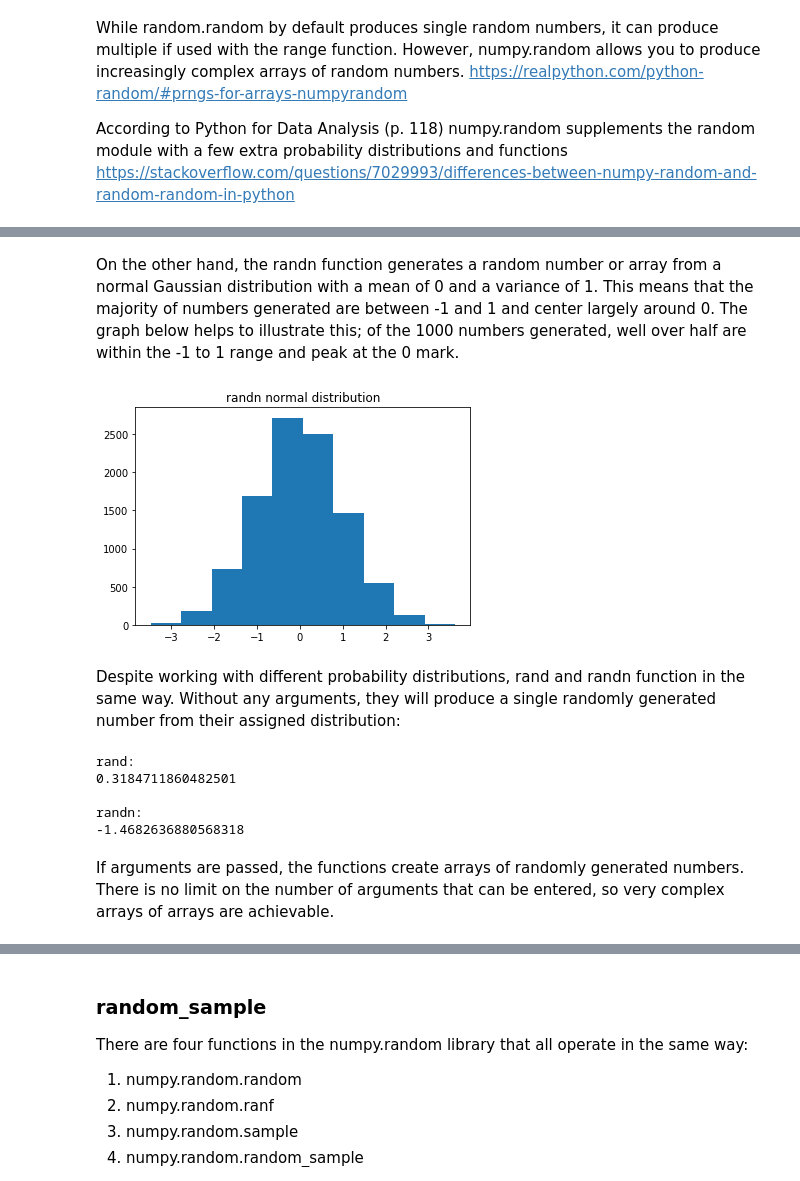
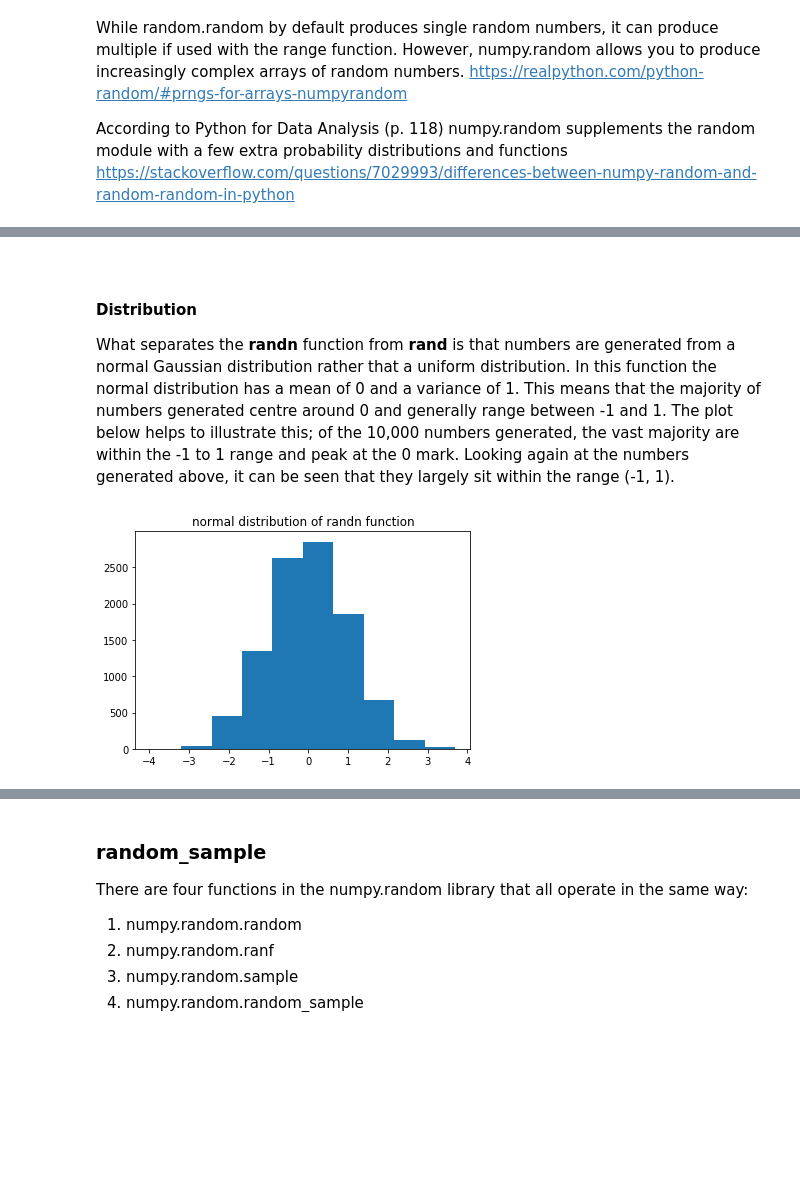
Before and after one commit to jennifer-ryan/numpy.random-project, a Jupyter notebook: numpy.random.ipynb, the cells around one changed output, grey strips where cells are left out. Cells and saved outputs as stored; diff of their text form; code cells hidden in the pictures; blank space fills up the shorter version.

Commit message:
Finished rand and randn

```diff
--- a/numpy.random.ipynb
+++ b/numpy.random.ipynb
@@ -44,26 +193,14 @@ plt.show()
 # %% [markdown]
-On the other hand, the randn function generates a random number or array from a normal Gaussian distribution with a mean of 0 and a variance of 1. This means that the majority of numbers generated are between -1 and 1 and center largely around 0. The graph below helps to illustrate this; of the 1000 numbers generated, well over half are within the -1 to 1 range and peak at the 0 mark.
+<br>
+
+#### Distribution
+
+What separates the **randn** function from **rand** is that numbers are generated from a normal Gaussian distribution rather that a uniform distribution. In this function the normal distribution has a mean of 0 and a variance of 1. This means that the majority of numbers generated centre around 0 and generally range between -1 and 1. The plot below helps to illustrate this; of the 10,000 numbers generated, the vast majority are within the -1 to 1 range and peak at the 0 mark. Looking again at the numbers generated above, it can be seen that they largely sit within the range (-1, 1).
 # %%
-# demonstrating the normal distribution of the randn function
+# Demonstrating the normal distribution of the randn function.
 x = np.random.randn(10000)
 plt.hist(x)
-plt.title("randn normal distribution")
+plt.title("normal distribution of randn function")
 plt.show()
 # %% [output]
-[figure, old version]
+[figure, new version]
-# %% [markdown]
-Despite working with different probability distributions, rand and randn function in the same way. Without any arguments, they will produce a single randomly generated number from their assigned distribution:
-# %%
-print("\033[1m" + "rand:" + "\033[0m")
-print(np.random.rand())
-print()
-print("\033[1m" + "randn:" + "\033[0m")
-print(np.random.randn())
-# %% [output]
-rand:
-0.3184711860482501
-
-randn:
--1.4682636880568318
-# %% [markdown]
-If arguments are passed, the functions create arrays of randomly generated numbers. There is no limit on the number of arguments that can be entered, so very complex arrays of arrays are achievable.
```
Also changed, not shown: parts of 30 cells of this notebook.
